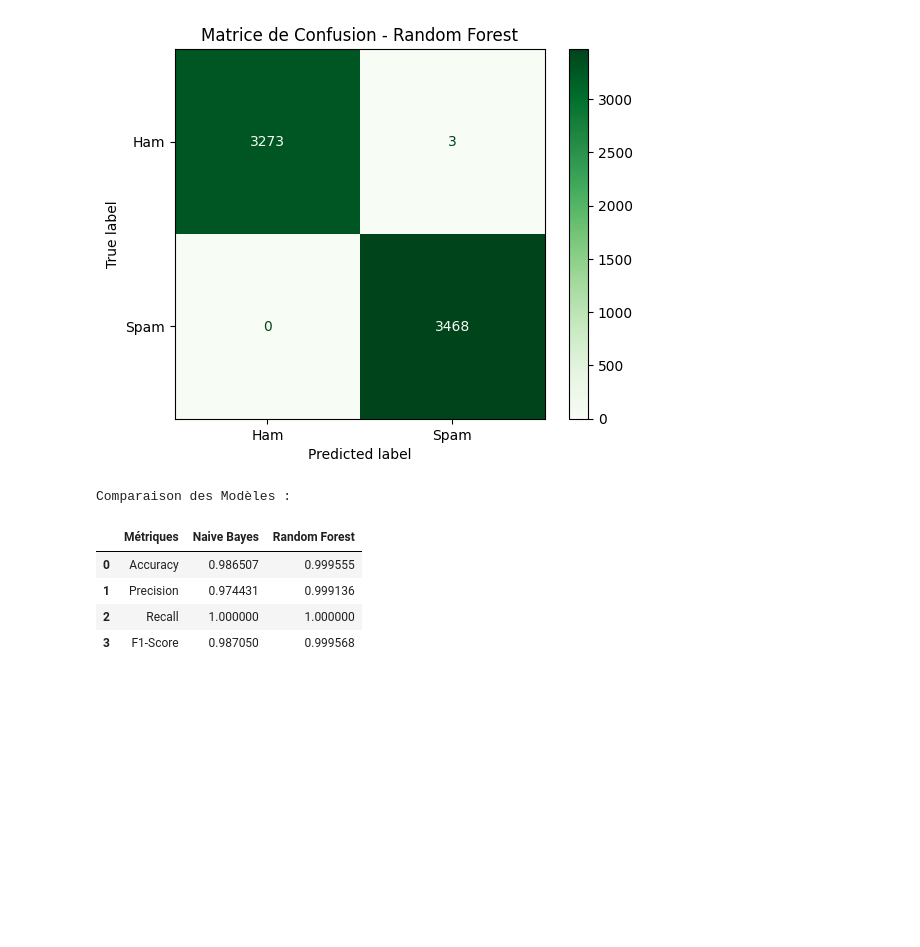
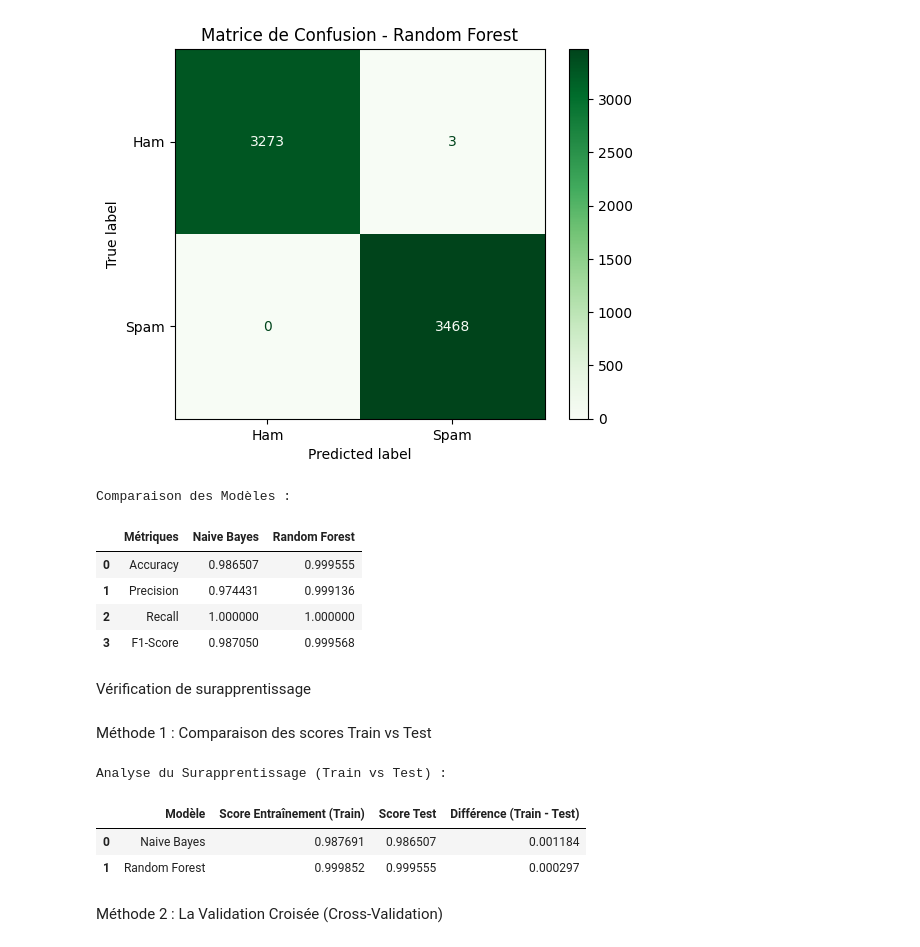
Before and after one commit to yasslous/classification-emails-enron, a Jupyter notebook: cahiers/03_entrainement_modeles.ipynb, the cells around one changed output. Saved outputs shown, nothing was run; the diff lists cells and outputs as text; code cells hidden in the pictures; blank space fills up the shorter version.

Commit message:
Ajout de l'analyse du surapprentissage : comparaison Train/Test et Validation Croisée

```diff
--- a/cahiers/03_entrainement_modeles.ipynb
+++ b/cahiers/03_entrainement_modeles.ipynb
@@ -140,3 +141,42 @@ Comparaison des Modèles :
 | 1 | Precision | 0.974431 | 0.999136 |
 | 2 | Recall | 1.000000 | 1.000000 |
 | 3 | F1-Score | 0.987050 | 0.999568 |
+# %% [markdown]
+Vérification de surapprentissage
+# %% [markdown]
+Méthode 1 : Comparaison des scores Train vs Test
+# %%
+# --- MÉTHODE 1 : COMPARAISON TRAIN VS TEST ---
+
+# Prédictions sur les données d'entraînement
+y_train_pred_nb = nb_model.predict(X_train)
+y_train_pred_rf = rf_model.predict(X_train)
+
+# Calcul de l'Accuracy sur le Train
+acc_train_nb = accuracy_score(y_train, y_train_pred_nb)
+acc_train_rf = accuracy_score(y_train, y_train_pred_rf)
+
+# Récupération de l'Accuracy sur le Test (déjà calculée précédemment)
+acc_test_nb = accuracy_score(y_test, y_pred_nb)
+acc_test_rf = accuracy_score(y_test, y_pred_rf)
+
+# Création d'un tableau récapitulatif
+data_overfitting = {
+    'Modèle': ['Naive Bayes', 'Random Forest'],
+    'Score Entraînement (Train)': [acc_train_nb, acc_train_rf],
+    'Score Test': [acc_test_nb, acc_test_rf],
+    'Différence (Train - Test)': [acc_train_nb - acc_test_nb, acc_train_rf - acc_test_rf]
+}
+
+df_overfitting = pd.DataFrame(data_overfitting)
+print("Analyse du Surapprentissage (Train vs Test) :")
+display(df_overfitting)
+# Optionnel : Sauvegarder le tableau en CSV dans le dossier résultats
+df_comparatif.to_csv('../resultats/comparaison_modeles.csv', index=False)
+# %% [output]
+Analyse du Surapprentissage (Train vs Test) :
+|  | Modèle | Score Entraînement (Train) | Score Test | Différence (Train - Test) |
+| 0 | Naive Bayes | 0.987691 | 0.986507 | 0.001184 |
+| 1 | Random Forest | 0.999852 | 0.999555 | 0.000297 |
+# %% [markdown]
+Méthode 2 : La Validation Croisée (Cross-Validation)
```
Also changed, not shown: parts of 2 cells of this notebook.
